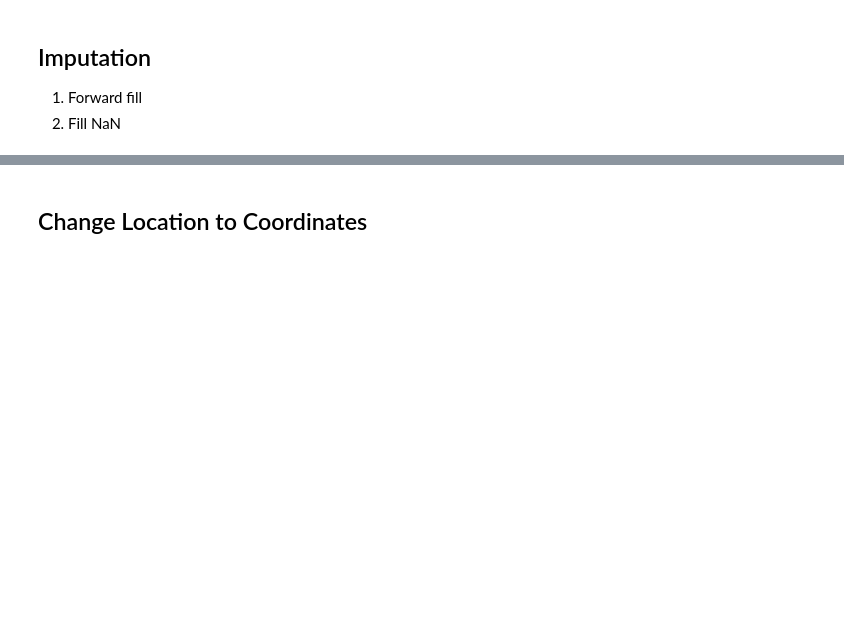
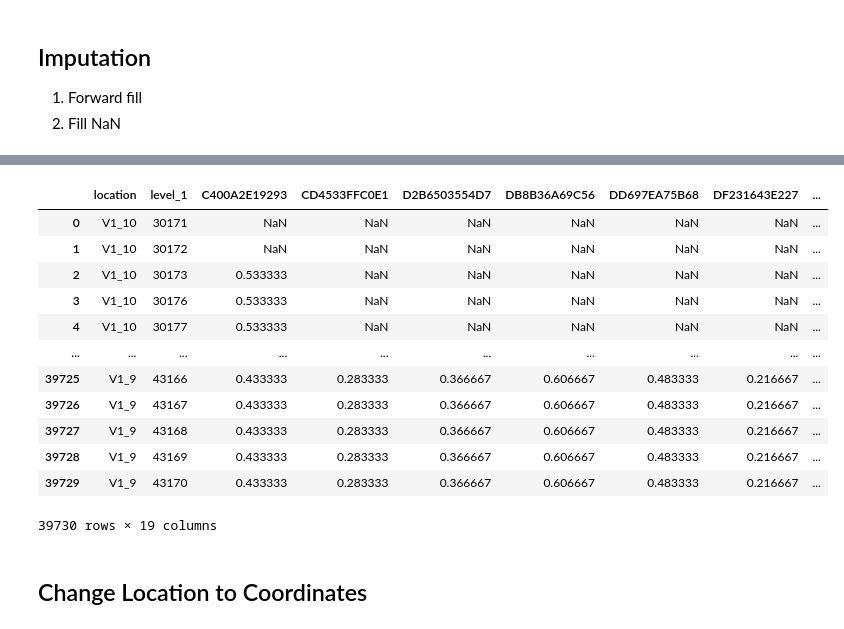
Before and after one commit to ChinHuan/blelocalization, a Jupyter notebook: Working Directory/Analysis_MLP_Regression_Rolling_FFill_MinMax_ExtraTest.ipynb, the cells around one changed output, grey strips where cells are left out. Cells and saved outputs as stored; diff of their text form; code cells hidden in the pictures; blank space fills up the shorter version.

```diff
--- a/Working Directory/Analysis_MLP_Regression_Rolling_FFill_MinMax_ExtraTest.ipynb
+++ b/Working Directory/Analysis_MLP_Regression_Rolling_FFill_MinMax_ExtraTest.ipynb
@@ -165,4 +126,20 @@ test_imputed.fillna(0, inplace=True)
 test_imputed.reset_index(inplace=True)
+# %%
+train_imputed
+# %% [output]
+|  | location | level_1 | C400A2E19293 | CD4533FFC0E1 | D2B6503554D7 | DB8B36A69C56 | DD697EA75B68 | DF231643E227 | ... |
+| 0 | V1_10 | 30171 | NaN | NaN | NaN | NaN | NaN | NaN | ... |
+| 1 | V1_10 | 30172 | NaN | NaN | NaN | NaN | NaN | NaN | ... |
+| 2 | V1_10 | 30173 | 0.533333 | NaN | NaN | NaN | NaN | NaN | ... |
+| 3 | V1_10 | 30176 | 0.533333 | NaN | NaN | NaN | NaN | NaN | ... |
+| 4 | V1_10 | 30177 | 0.533333 | NaN | NaN | NaN | NaN | NaN | ... |
+| ... | ... | ... | ... | ... | ... | ... | ... | ... | ... |
+| 39725 | V1_9 | 43166 | 0.433333 | 0.283333 | 0.366667 | 0.606667 | 0.483333 | 0.216667 | ... |
+| 39726 | V1_9 | 43167 | 0.433333 | 0.283333 | 0.366667 | 0.606667 | 0.483333 | 0.216667 | ... |
+| 39727 | V1_9 | 43168 | 0.433333 | 0.283333 | 0.366667 | 0.606667 | 0.483333 | 0.216667 | ... |
+| 39728 | V1_9 | 43169 | 0.433333 | 0.283333 | 0.366667 | 0.606667 | 0.483333 | 0.216667 | ... |
+| 39729 | V1_9 | 43170 | 0.433333 | 0.283333 | 0.366667 | 0.606667 | 0.483333 | 0.216667 | ... |
+39730 rows × 19 columns
 # %% [markdown]
 ## Change Location to Coordinates
 # %%
```
Also changed, not shown: parts of 19 cells of this notebook, 56 other files.
